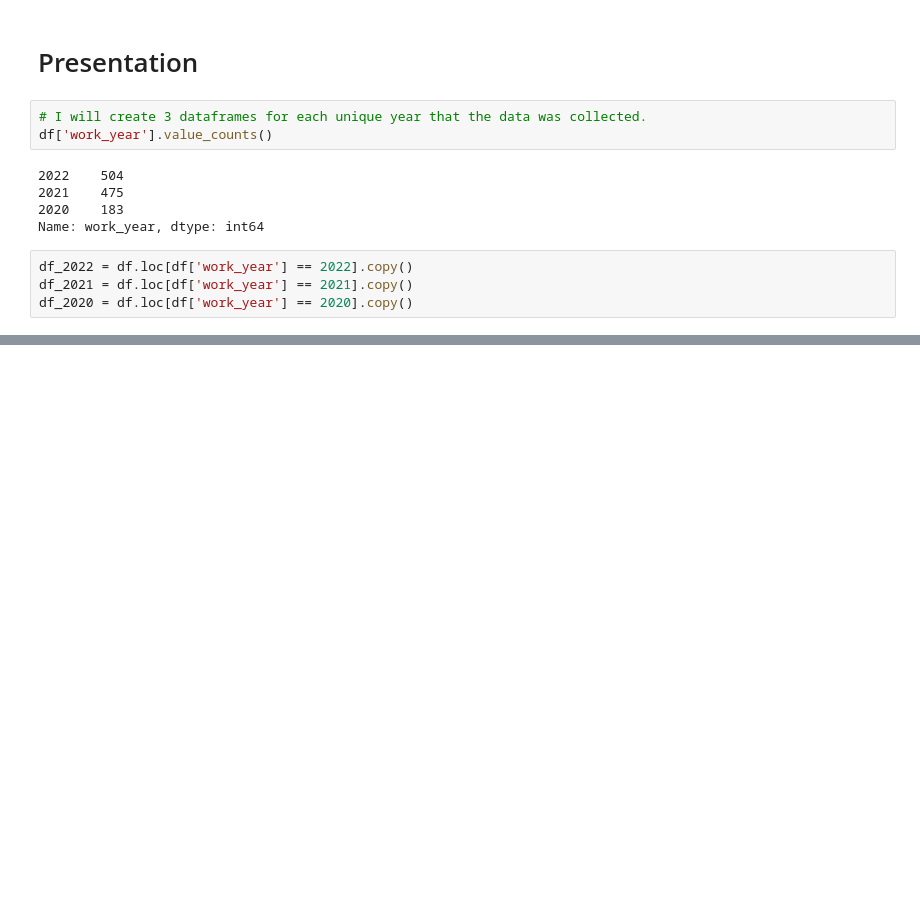
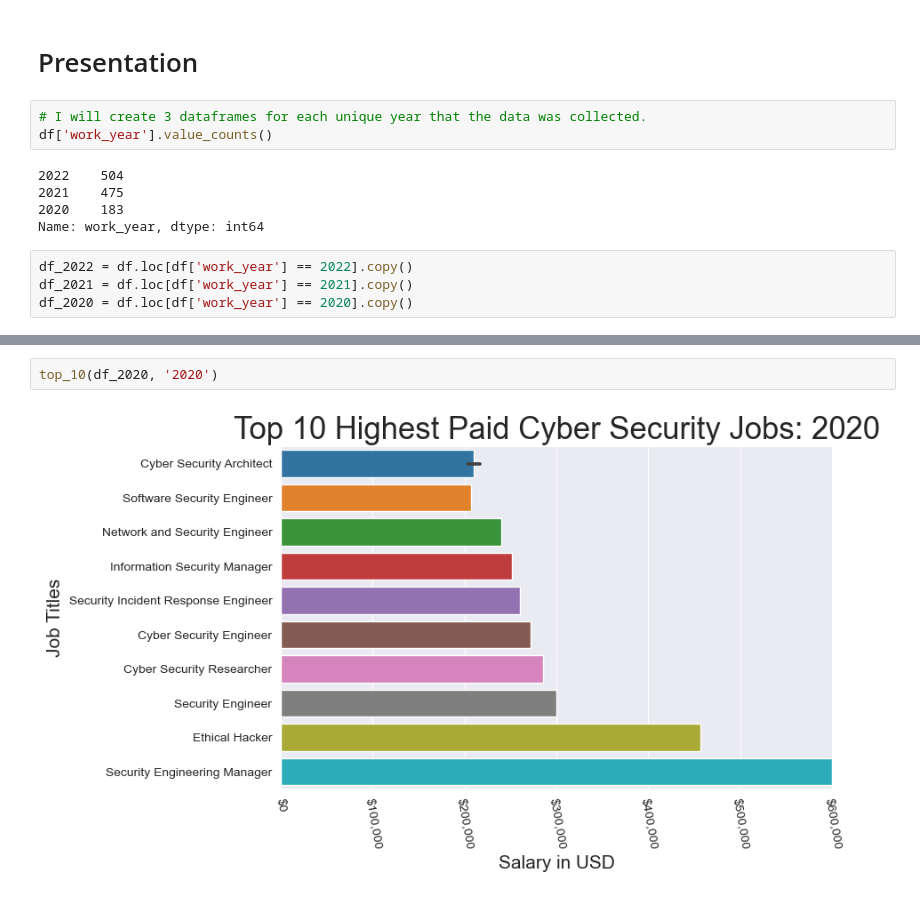
Before and after one commit to SantosAbimaelRomero/Cyber-Security-Salaries, a Jupyter notebook: Cyber Security Salary Presentation.ipynb, the cells around one changed output, grey strips where cells are left out. Drawn from its saved outputs; the diff is of its cells as text; blank space fills up the shorter version.

```diff
--- a/Cyber Security Salary Presentation.ipynb
+++ b/Cyber Security Salary Presentation.ipynb
@@ -318,0 +316,4 @@ plt.title('Top 10 Highest Paid Cyber Security Jobs', fontsize=25);
+# %%
+top_10(df_2020, '2020')
+# %% [output]
+[figure, added]
```
Also changed, not shown: parts of 12 cells of this notebook.
